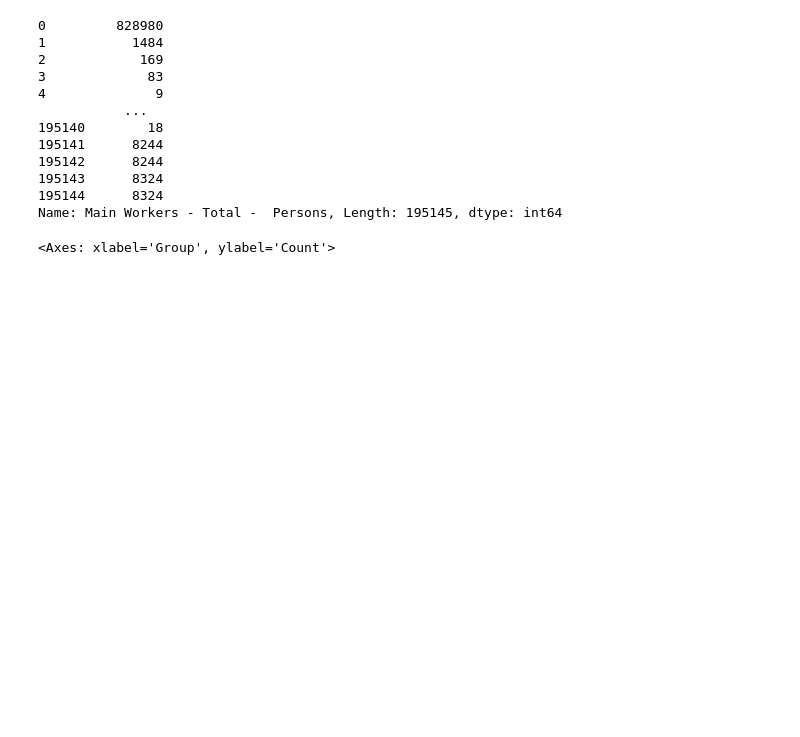
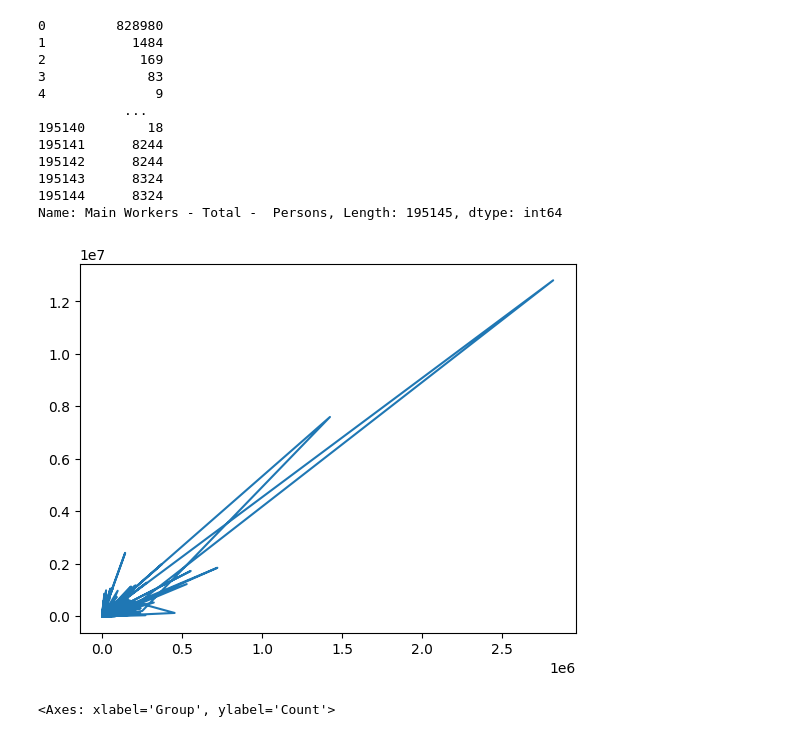
Before and after one commit to sarathifz/CT-project, a Jupyter notebook: final_test1.ipynb, the cells around one changed output. Cells and saved outputs as stored; diff of their text form; code cells hidden in the pictures; blank space fills up the shorter version.

```diff
--- a/final_test1.ipynb
+++ b/final_test1.ipynb
@@ -176,6 +172,12 @@ Name: Main Workers - Total -  Persons, Length: 195145, dtype: int64
 # df['State Code']
 # dat=list(df['State Code'])
 # dat
+# %%
+
+plt.plot(df['Main Workers - Total - Females'],df['Main Workers - Total - Males'])
+plt.show()
+# %% [output]
+[figure, added]
 # %%
 
 sns.histplot(x='Group', data=df)
```
Also changed, not shown: parts of 9 cells of this notebook.
